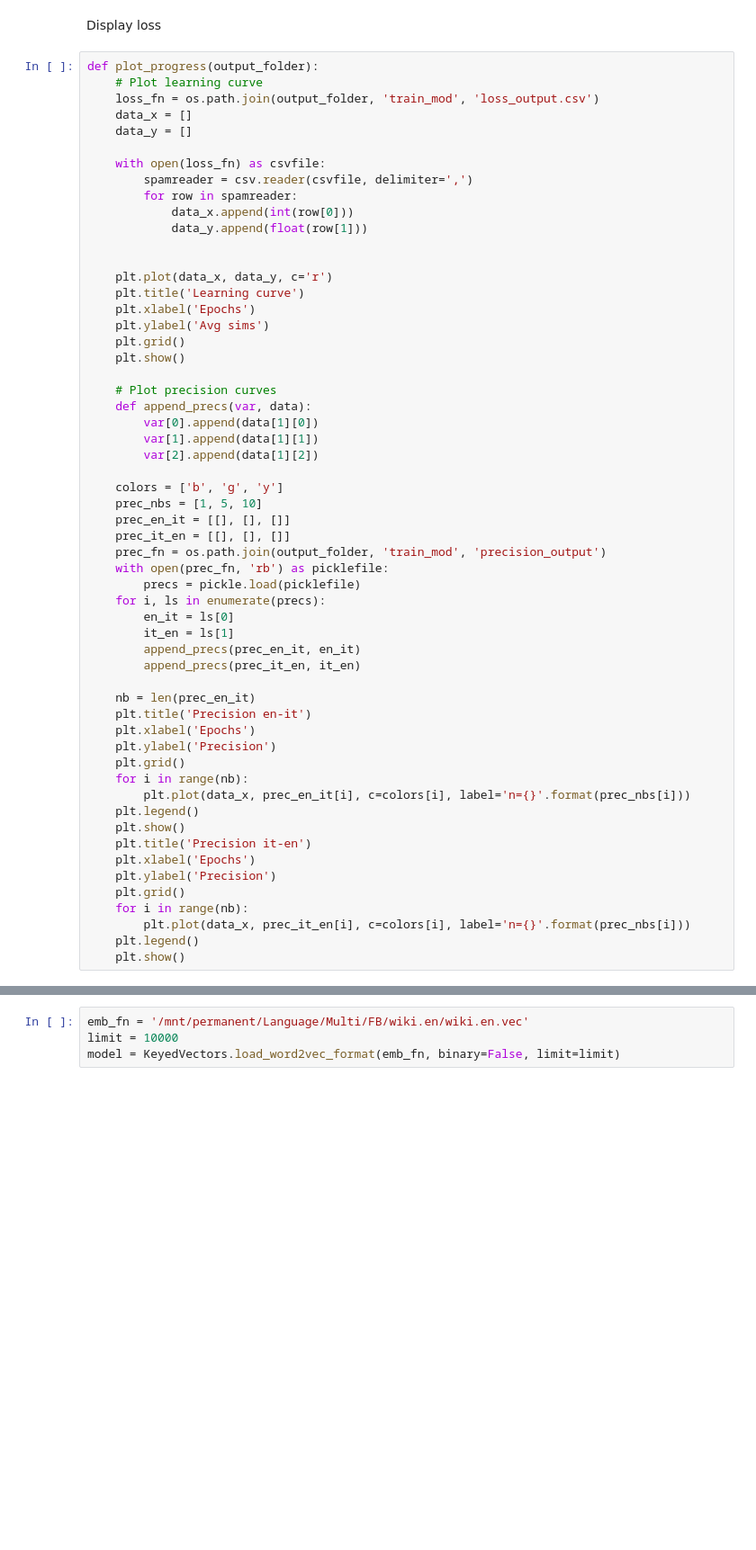
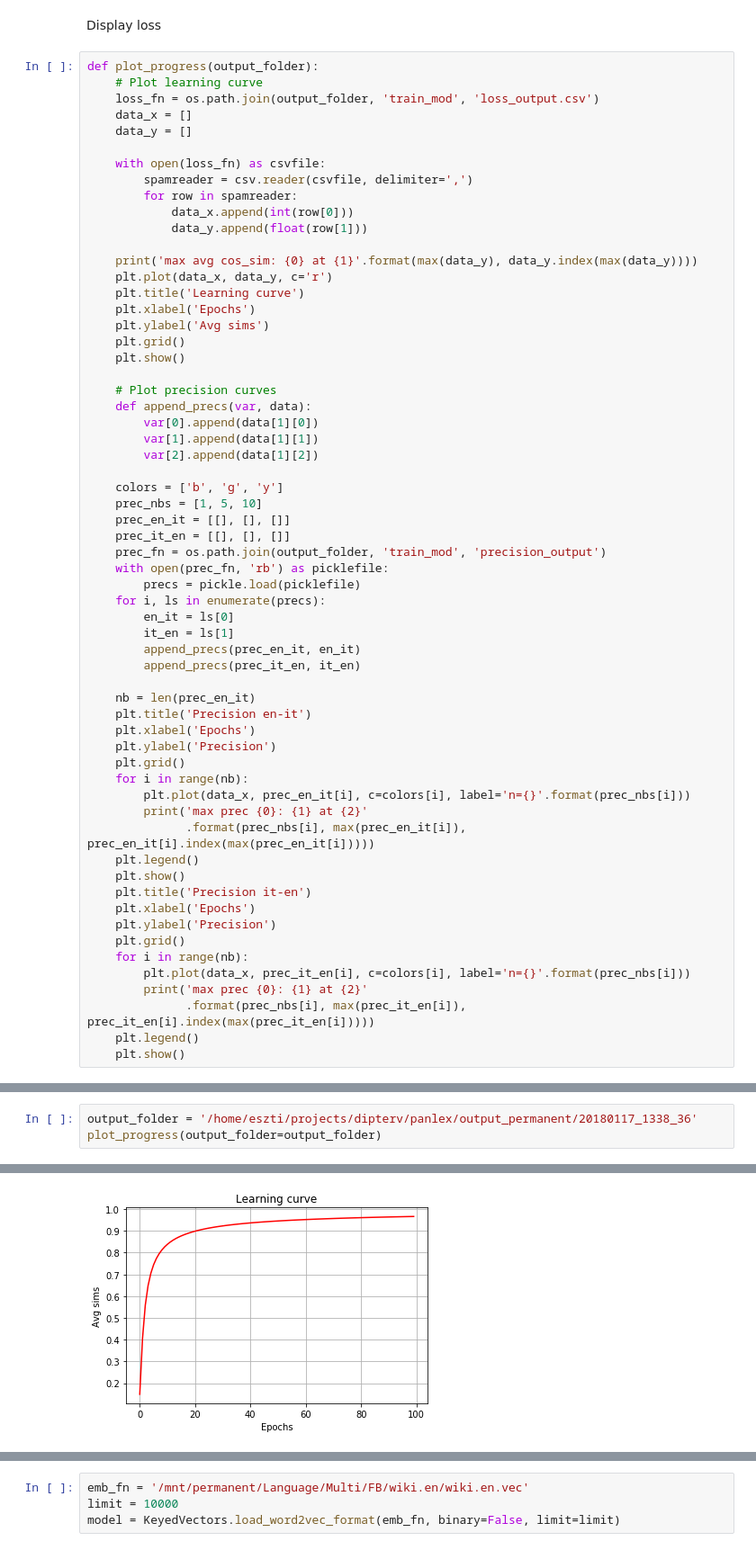
Before and after one commit to Eszti/dipterv, a Jupyter notebook: notebooks/panlex/progress/Smith_debug_learning_curve.ipynb, the cells around one changed output, grey strips where cells are left out. Shown: that part at 90% size. Drawn from its saved outputs; the diff is of its cells as text; blank space fills up the shorter version.

```diff
--- a/notebooks/panlex/progress/Smith_debug_learning_curve.ipynb
+++ b/notebooks/panlex/progress/Smith_debug_learning_curve.ipynb
@@ -25,7 +25,7 @@ def plot_progress(output_folder):
             data_x.append(int(row[0]))
             data_y.append(float(row[1]))
 
-
+    print('max avg cos_sim: {0} at {1}'.format(max(data_y), data_y.index(max(data_y))))
     plt.plot(data_x, data_y, c='r')
     plt.title('Learning curve')
     plt.xlabel('Epochs')
@@ -59,6 +59,8 @@ def plot_progress(output_folder):
     plt.grid()
     for i in range(nb):
         plt.plot(data_x, prec_en_it[i], c=colors[i], label='n={}'.format(prec_nbs[i]))
+        print('max prec {0}: {1} at {2}'
+              .format(prec_nbs[i], max(prec_en_it[i]), prec_en_it[i].index(max(prec_en_it[i]))))
     plt.legend()
     plt.show()
     plt.title('Precision it-en')
@@ -67,5 +69,7 @@ def plot_progress(output_folder):
     plt.grid()
     for i in range(nb):
         plt.plot(data_x, prec_it_en[i], c=colors[i], label='n={}'.format(prec_nbs[i]))
+        print('max prec {0}: {1} at {2}'
+              .format(prec_nbs[i], max(prec_it_en[i]), prec_it_en[i].index(max(prec_it_en[i]))))
     plt.legend()
     plt.show()
@@ -93,0 +117,4 @@ Check precision
+# %%
+output_folder = '/home/eszti/projects/dipterv/panlex/output_permanent/20180117_1338_36'
+plot_progress(output_folder=output_folder)
+# %% [output]
@@ -93,0 +122 @@ Check precision
+[figure, added]
```
Also changed, not shown: parts of 25 cells of this notebook.
